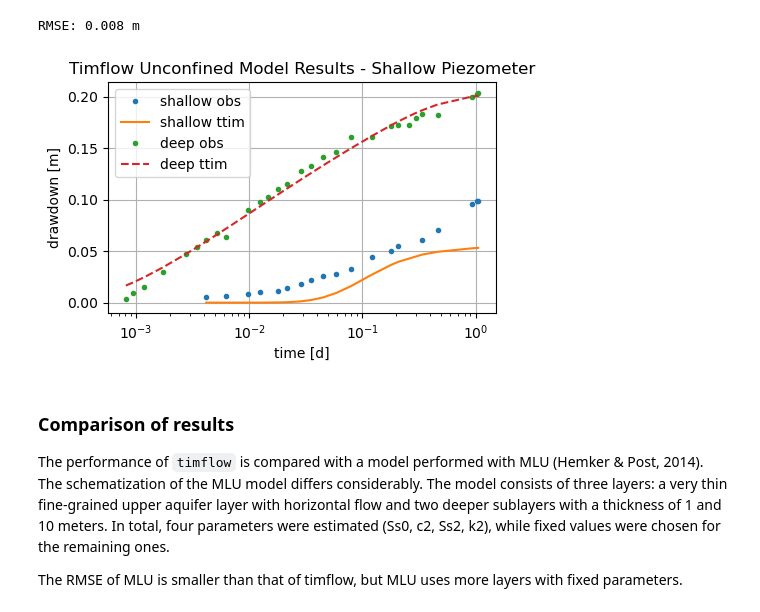
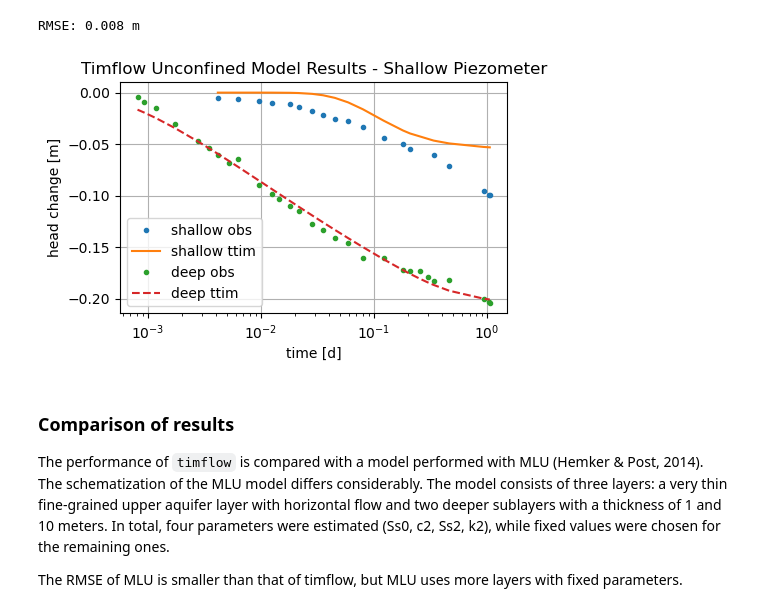
Before and after one commit to MattBrst/timflow, a Jupyter notebook: docs/transient/04pumpingtests/unconfined2_vennebulten.ipynb, the cells around one changed output. Drawn from its saved outputs; the diff is of its cells as text; code cells hidden in the pictures.

```diff
--- a/docs/transient/04pumpingtests/unconfined2_vennebulten.ipynb
+++ b/docs/transient/04pumpingtests/unconfined2_vennebulten.ipynb
@@ -106,18 +106,18 @@ RMSE: 0.008 m
 # %%
 hs_1 = ml.head(r, 0, ts, layers=3)
 hd_1 = wobs.headinside(td)
 
-plt.semilogx(ts, -hs, ".", label="shallow obs")
-plt.semilogx(ts, -hs_1[0], label="shallow ttim")
-plt.semilogx(td, -hd, ".", label="deep obs")
-plt.semilogx(td, -hd_1[0], "--", label="deep ttim")
+plt.semilogx(ts, hs, ".", label="shallow obs")
+plt.semilogx(ts, hs_1[0], label="shallow ttim")
+plt.semilogx(td, hd, ".", label="deep obs")
+plt.semilogx(td, hd_1[0], "--", label="deep ttim")
 plt.xlabel("time [d]")
-plt.ylabel("drawdown [m]")
+plt.ylabel("head change [m]")
 plt.title("Timflow Unconfined Model Results - Shallow Piezometer")
 plt.legend()
 plt.grid()
 # %% [output]
-[figure, old version]
+[figure, new version]
 # %% [markdown]
 ### Comparison of results
 The performance of `timflow` is compared with a model performed with MLU (Hemker & Post, 2014). The schematization of the MLU model differs considerably. The model consists of three layers: a very thin fine-grained upper aquifer layer with horizontal flow and two deeper sublayers with a thickness of 1 and 10 meters. In total, four parameters were estimated (Ss0, c2, Ss2, k2), while fixed values were chosen for the remaining ones.
```
Also changed, not shown: 7 other files.
